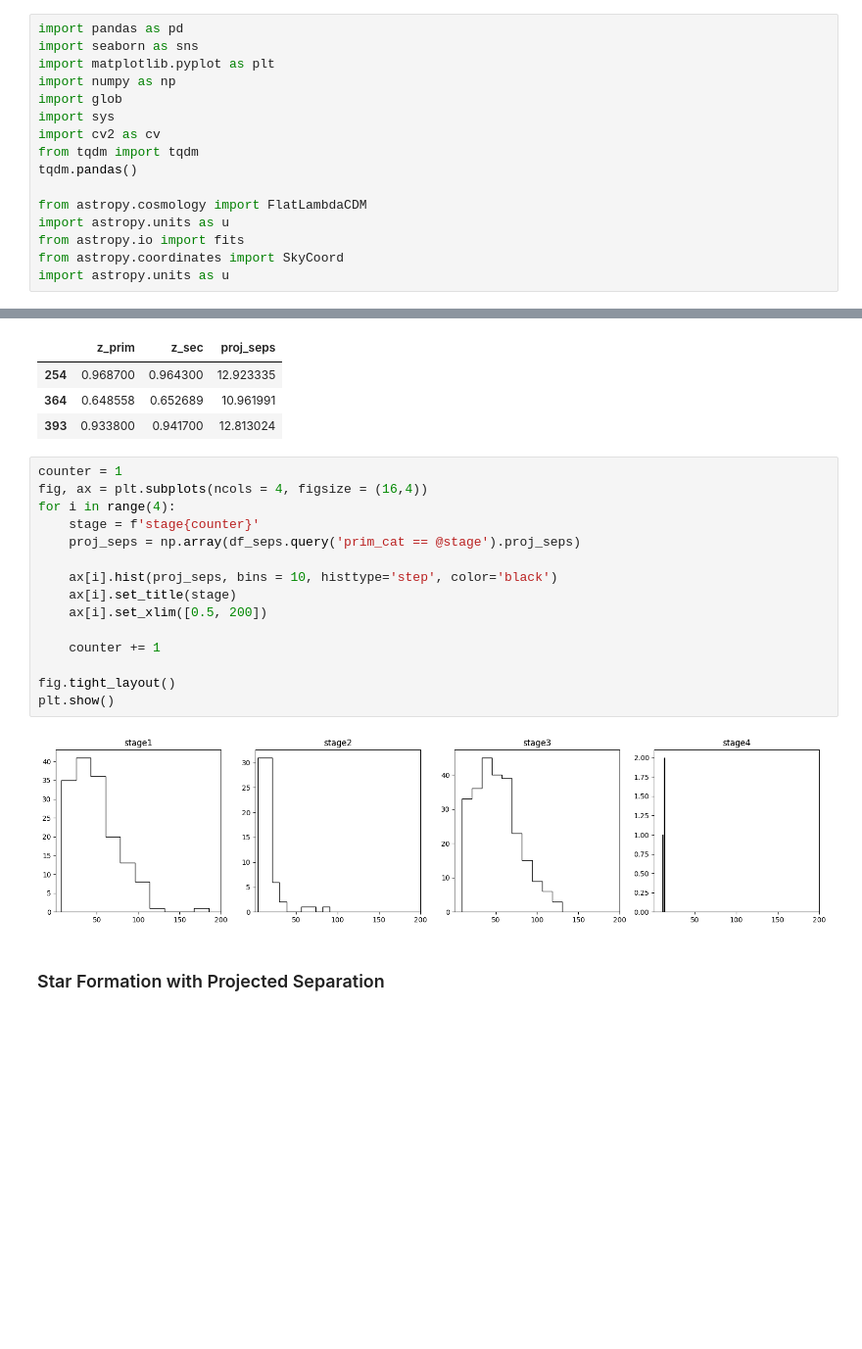
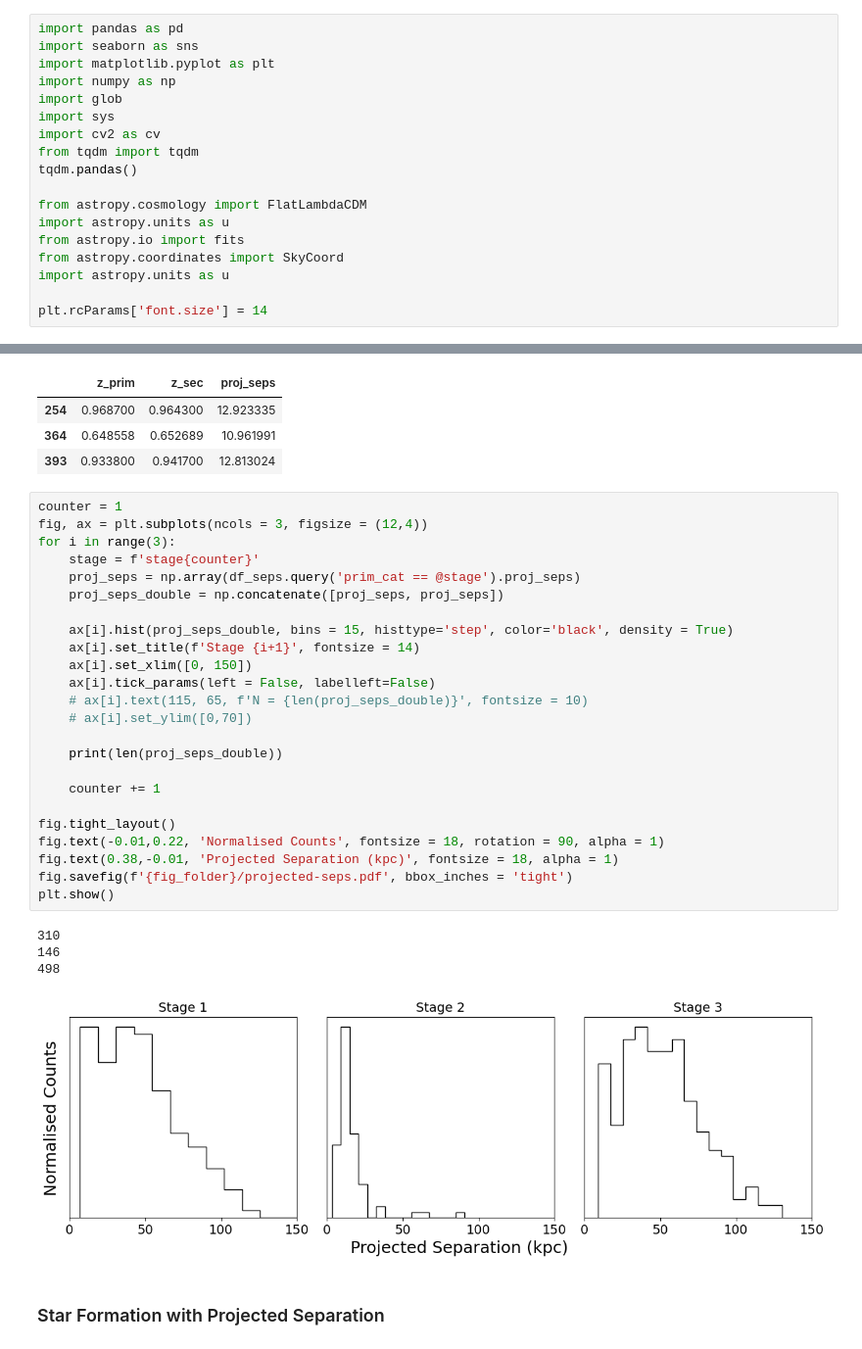
Before and after one commit to AstroORyan/mergers-in-cosmos, a Jupyter notebook: notebooks/back-to-basics/using-visual-sources/sf-projected-sep.ipynb, the cells around one changed output, grey strips where cells are left out. Shown at 98% size. Saved outputs shown, nothing was run; the diff lists cells and outputs as text; blank space fills up the shorter version.

Commit message:
Major update to finding weighted AGN fraction. Also added to paper and lots of projected separation stuff. Paper nearly there, just gotta write a discussion and conclusion.

```diff
--- a/notebooks/back-to-basics/using-visual-sources/sf-projected-sep.ipynb
+++ b/notebooks/back-to-basics/using-visual-sources/sf-projected-sep.ipynb
@@ -14,6 +14,8 @@ import astropy.units as u
 from astropy.io import fits
 from astropy.coordinates import SkyCoord
 import astropy.units as u
+
+plt.rcParams['font.size'] = 14
 # %%
 combine_fold = 'C:/Users/oryan/Documents/mergers-in-cosmos/cats-to-combine'
 data_folder = 'C:/Users/oryan/Documents/mergers-in-cosmos/back-to-basics-data'
@@ -251,21 +253,33 @@ df_seps.query('prim_cat == "stage4"')[['z_prim', 'z_sec',  'proj_seps']]
 | 393 | 0.933800 | 0.941700 | 12.813024 |
 # %%
 counter = 1
-fig, ax = plt.subplots(ncols = 4, figsize = (16,4))
-for i in range(4):
+fig, ax = plt.subplots(ncols = 3, figsize = (12,4))
+for i in range(3):
     stage = f'stage{counter}'
     proj_seps = np.array(df_seps.query('prim_cat == @stage').proj_seps)
+    proj_seps_double = np.concatenate([proj_seps, proj_seps])
 
-    ax[i].hist(proj_seps, bins = 10, histtype='step', color='black')
-    ax[i].set_title(stage)
-    ax[i].set_xlim([0.5, 200])
+    ax[i].hist(proj_seps_double, bins = 15, histtype='step', color='black', density = True)
+    ax[i].set_title(f'Stage {i+1}', fontsize = 14)
+    ax[i].set_xlim([0, 150])
+    ax[i].tick_params(left = False, labelleft=False)
+    # ax[i].text(115, 65, f'N = {len(proj_seps_double)}', fontsize = 10)
+    # ax[i].set_ylim([0,70])
+
+    print(len(proj_seps_double))
 
     counter += 1
 
 fig.tight_layout()
+fig.text(-0.01,0.22, 'Normalised Counts', fontsize = 18, rotation = 90, alpha = 1)
+fig.text(0.38,-0.01, 'Projected Separation (kpc)', fontsize = 18, alpha = 1)
+fig.savefig(f'{fig_folder}/projected-seps.pdf', bbox_inches = 'tight')
 plt.show()
 # %% [output]
+310
+146
+498
-[figure, old version]
+[figure, new version]
 # %% [markdown]
 ### Star Formation with Projected Separation
 # %%
```
Also changed, not shown: parts of 36 cells of this notebook, 8 other files.
